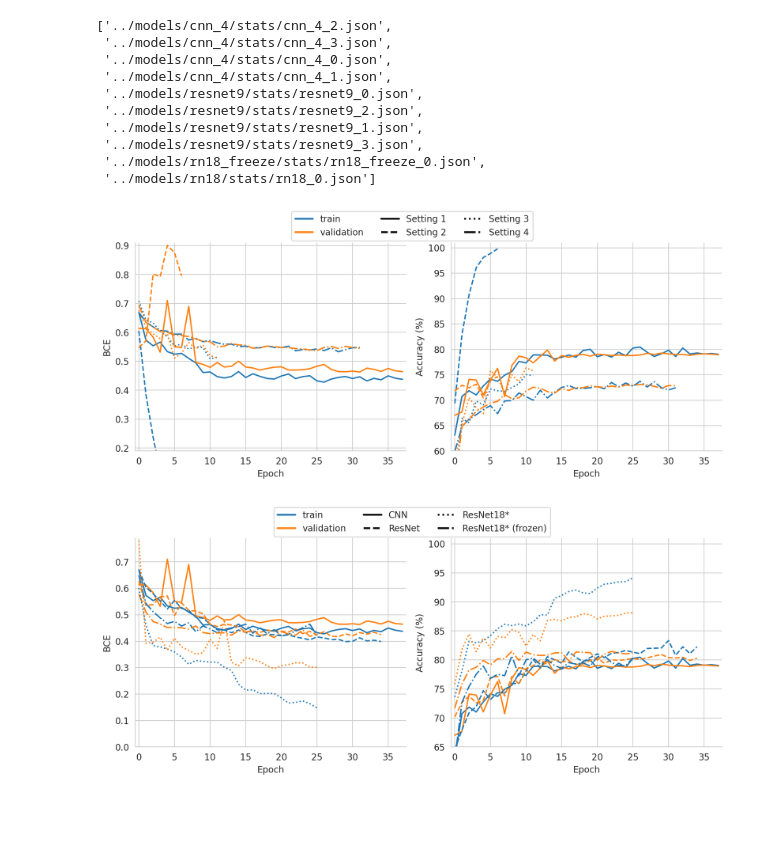
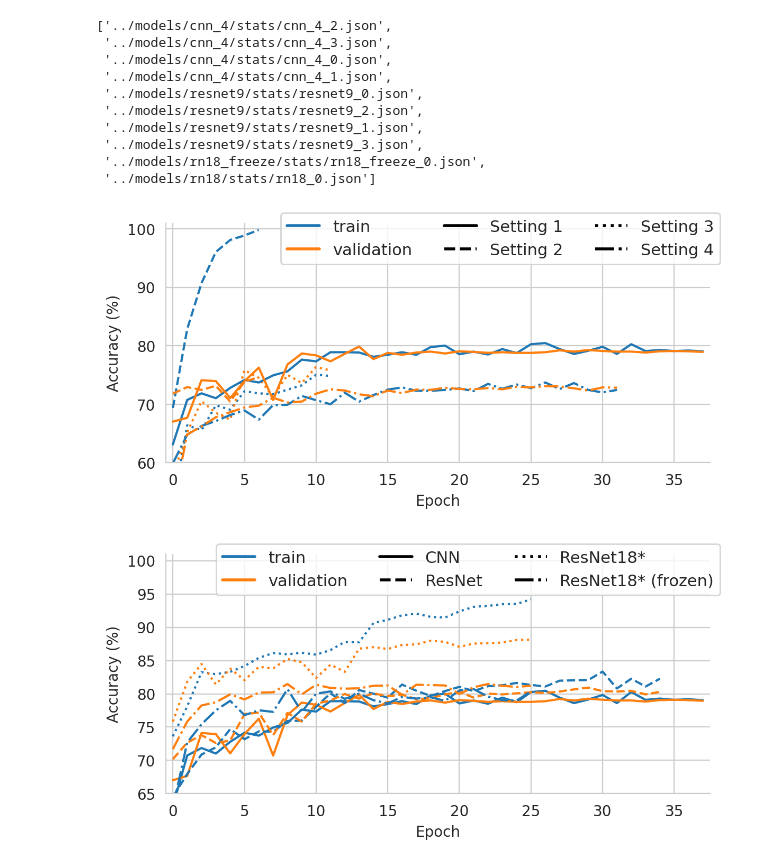
Before and after one commit to R0ner/02514-DL-in-CV, a Jupyter notebook: Project1/results.ipynb, the cells around one changed output. Drawn from its saved outputs; the diff is of its cells as text; code cells hidden in the pictures; blank space fills up the shorter version.

Commit message:
Updated plots

```diff
--- a/Project1/results.ipynb
+++ b/Project1/results.ipynb
@@ -20,6 +20,8 @@ for model_name in os.listdir(models_dir):
     model_dir = os.path.join(models_dir, model_name)
     if os.path.isdir(model_dir):
         stats_dir = os.path.join(model_dir, 'stats')
+        if '.ipynb_checkpoints' in stats_dir:
+            continue
         for file in os.listdir(stats_dir):
             if file.endswith('.json'):
                 json_files.append(os.path.join(stats_dir, file))
@@ -61,45 +65,51 @@ settingls = ['-', '--', ':', '-.']
 stat2ls = lambda stat: settingls[stat_to_setting(stat)]
 # %%
 c1, c2 = plt.rcParams['axes.prop_cycle'].by_key()['color'][:2]
-fig, (ax0, ax1) = plt.subplots(1, 2, figsize=(10, 4), tight_layout=True, dpi=200)
+# fig, (ax0, ax1) = plt.subplots(1,
+#                                2,
+#                                figsize=(10, 4),
+#                                tight_layout=True,
+#                                dpi=200)
+fig, ax1 = plt.subplots(1, 1, figsize=(6, 3), tight_layout=True, dpi=200)
 
 max_epoch = 0
 for cnn in cnns:
     ls = stat2ls(cnn)
-    ax0.plot(cnn['train_loss'], c=c1, ls=ls, label='train')
-    ax0.plot(cnn['val_loss'], c=c2, ls=ls, label='validation')
-    ax0.set_xlabel('Epoch')
-    ax0.set_ylabel('BCE')
+    # ax0.plot(cnn['train_loss'], c=c1, ls=ls, label='train')
+    # ax0.plot(cnn['val_loss'], c=c2, ls=ls, label='validation')
+    # ax0.set_xlabel('Epoch')
+    # ax0.set_ylabel('BCE')
 
     ax1.plot(np.array(cnn['train_acc']) * 100, c=c1, ls=ls, label='train')
     ax1.plot(np.array(cnn['val_acc']) * 100, c=c2, ls=ls, label='validation')
     ax1.set_xlabel('Epoch')
     ax1.set_ylabel('Accuracy (%)')
 
     max_epoch = max(cnn['epoch'][-1], max_epoch)
 
-ax0.set_xlim((-.5, max_epoch+.5))
-ax1.set_xlim((-.5, max_epoch+.5))
+ax0.set_xlim((-.5, max_epoch + .5))
+ax1.set_xlim((-.5, max_epoch + .5))
 
 ax0.set_ylim((0.19, 0.91))
 ax1.set_ylim((60, 101))
 
 custom_lines = [
     Line2D([0], [0], color=c1, lw=2, label='train'),
     Line2D([0], [0], color=c2, lw=2, label='validation'),
     Line2D([0], [0], color='k', lw=2, ls='-', label='Setting 1'),
     Line2D([0], [0], color='k', lw=2, ls='--', label='Setting 2'),
     Line2D([0], [0], color='k', lw=2, ls=':', label='Setting 3'),
     Line2D([0], [0], color='k', lw=2, ls='-.', label='Setting 4')
 ]
 
-fig.legend(loc='upper center',
+fig.legend(loc='upper right',
            ncol=3,
-           bbox_to_anchor=(0.5, 1.1),
-           handles=custom_lines);
+           prop={'size': 11},
+           # bbox_to_anchor=(0.5, 1.1),
+           handles=custom_lines)
 sns.despine(top=True, right=True)
 fig.savefig('../figs/CNN_base.png', bbox_inches='tight')
 # %% [output]
-[figure, old version]
+[figure, new version]
 # %%
 model2ls = {'cnn_4': '-', 'resnet': '--', 'rn18': ':', 'rn18_freeze': '-.'}
@@ -107,16 +122,21 @@ model2ls_beauty = {'CNN': '-', 'ResNet': '--', 'ResNet18*': ':', 'ResNet18* (fro
 # %%
 c1, c2 = plt.rcParams['axes.prop_cycle'].by_key()['color'][:2]
-fig, (ax0, ax1) = plt.subplots(1, 2, figsize=(10, 4), tight_layout=True, dpi=200)
+# fig, (ax0, ax1) = plt.subplots(1,
+#                                2,
+#                                figsize=(10, 4),
+#                                tight_layout=True,
+#                                dpi=200)
+fig, ax1 = plt.subplots(1, 1, figsize=(6, 3), tight_layout=True, dpi=200)
 
 max_epoch = 0
 for stats in stats_list:
     if not stat_to_setting(stats) == 0:
         continue
     ls = model2ls[stats['model']]
-    ax0.plot(stats['train_loss'], c=c1, ls=ls, label='train')
-    ax0.plot(stats['val_loss'], c=c2, ls=ls, label='validation')
-    ax0.set_xlabel('Epoch')
-    ax0.set_ylabel('BCE')
+    # ax0.plot(stats['train_loss'], c=c1, ls=ls, label='train')
+    # ax0.plot(stats['val_loss'], c=c2, ls=ls, label='validation')
+    # ax0.set_xlabel('Epoch')
+    # ax0.set_ylabel('BCE')
 
     ax1.plot(np.array(stats['train_acc']) * 100, c=c1, ls=ls, label='train')
     ax1.plot(np.array(stats['val_acc']) * 100, c=c2, ls=ls, label='validation')
@@ -125,23 +145,28 @@ for stats in stats_list:
 
     max_epoch = max(stats['epoch'][-1], max_epoch)
 
-ax0.set_xlim((-.5, max_epoch+0.5))
-ax1.set_xlim((-.5, max_epoch+0.5))
+ax0.set_xlim((-.5, max_epoch + 0.5))
+ax1.set_xlim((-.5, max_epoch + 0.5))
 
 ax0.set_ylim((0, 0.79))
 ax1.set_ylim((65, 101))
 
 custom_lines = [
-    *[Line2D([0], [0], color=c1, lw=2, label='train'),
-    Line2D([0], [0], color=c2, lw=2, label='validation')],
-    *[Line2D([0], [0], color='k', lw=2, ls=v, label=k) for k, v in model2ls_beauty.items()]
+    *[
+        Line2D([0], [0], color=c1, lw=2, label='train'),
+        Line2D([0], [0], color=c2, lw=2, label='validation')
+    ], *[
+        Line2D([0], [0], color='k', lw=2, ls=v, label=k)
+        for k, v in model2ls_beauty.items()
+    ]
 ]
 
-fig.legend(loc='upper center',
+fig.legend(loc='upper right',
            ncol=3,
-           bbox_to_anchor=(0.5, 1.1),
-           handles=custom_lines);
+           prop={'size': 11},
+           # bbox_to_anchor=(0.5, 1.1),
+           handles=custom_lines)
 sns.despine()
 fig.savefig('../figs/all_models.png', bbox_inches='tight')
 # %% [output]
-[figure, old version]
+[figure, new version]
```
Also changed, not shown: parts of 2 cells of this notebook.
